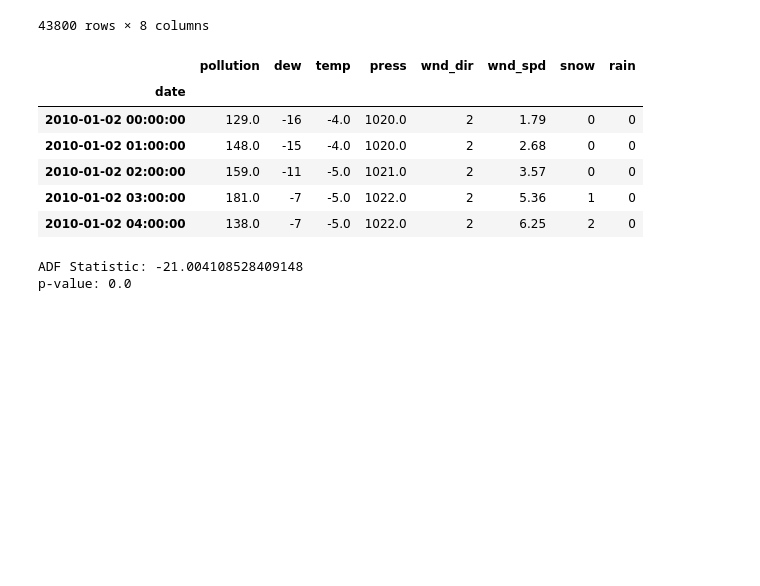
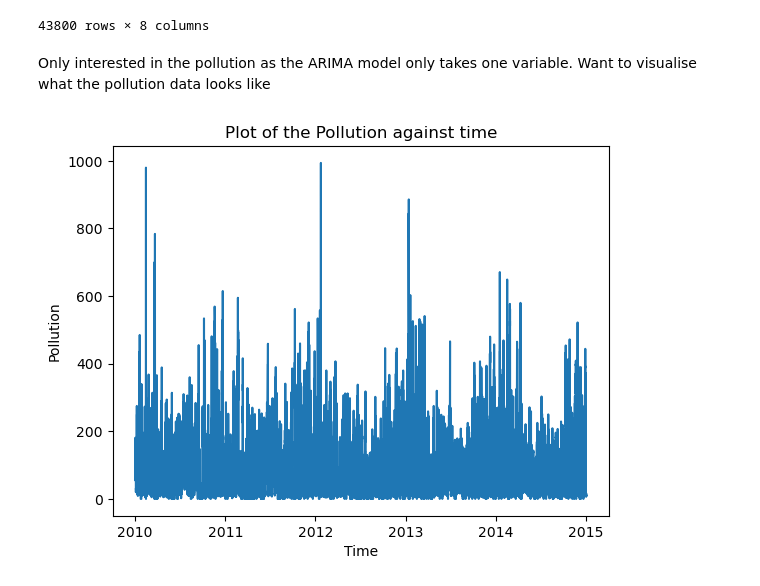
Before and after one commit to djjjones6/Group_Assessment_2, a Jupyter notebook: DaveJ/ARIMA.ipynb, the cells around one changed output. Drawn from its saved outputs; the diff is of its cells as text; code cells hidden in the pictures; blank space fills up the shorter version.

```diff
--- a/DaveJ/ARIMA.ipynb
+++ b/DaveJ/ARIMA.ipynb
@@ -52,21 +57,3 @@ data
 | 2014-12-31 22:00:00 | 8.0 | -22 | -4.0 | 1034.0 | NW | 246.72 | 0 | 0 |
 | 2014-12-31 23:00:00 | 12.0 | -21 | -3.0 | 1034.0 | NW | 249.85 | 0 | 0 |
 43800 rows × 8 columns
-# %%
-mapping = {
-    'NE': 1,
-    'SE': 2,
-    'NW': 3,
-    'cv': 4
-}
-
-data.wnd_dir = data.wnd_dir.map(mapping)
-data.head()
-# %% [output]
-|  | pollution | dew | temp | press | wnd_dir | wnd_spd | snow | rain |
-| date |  |  |  |  |  |  |  |  |
-| 2010-01-02 00:00:00 | 129.0 | -16 | -4.0 | 1020.0 | 2 | 1.79 | 0 | 0 |
-| 2010-01-02 01:00:00 | 148.0 | -15 | -4.0 | 1020.0 | 2 | 2.68 | 0 | 0 |
-| 2010-01-02 02:00:00 | 159.0 | -11 | -5.0 | 1021.0 | 2 | 3.57 | 0 | 0 |
-| 2010-01-02 03:00:00 | 181.0 | -7 | -5.0 | 1022.0 | 2 | 5.36 | 1 | 0 |
-| 2010-01-02 04:00:00 | 138.0 | -7 | -5.0 | 1022.0 | 2 | 6.25 | 2 | 0 |
@@ -75,7 +60,13 @@ from statsmodels.tsa.stattools import adfuller
-# %%
-result = adfuller(df['pollution'])
-print(f'ADF Statistic: {result[0]}')
-print(f'p-value: {result[1]}')
-# %% [output]
-ADF Statistic: -21.004108528409148
-p-value: 0.0
+# %% [markdown]
+Only interested in the pollution as the ARIMA model only takes one variable. Want to visualise what the pollution data looks like
+# %%
+variable_of_interest = data['pollution']
+
+
+plt.plot(variable_of_interest)
+plt.title('Plot of the Pollution against time')
+plt.xlabel('Time')
+plt.ylabel('Pollution')
+plt.show()
+# %% [output]
+[figure, added]
```
Also changed, not shown: parts of 16 cells of this notebook.
